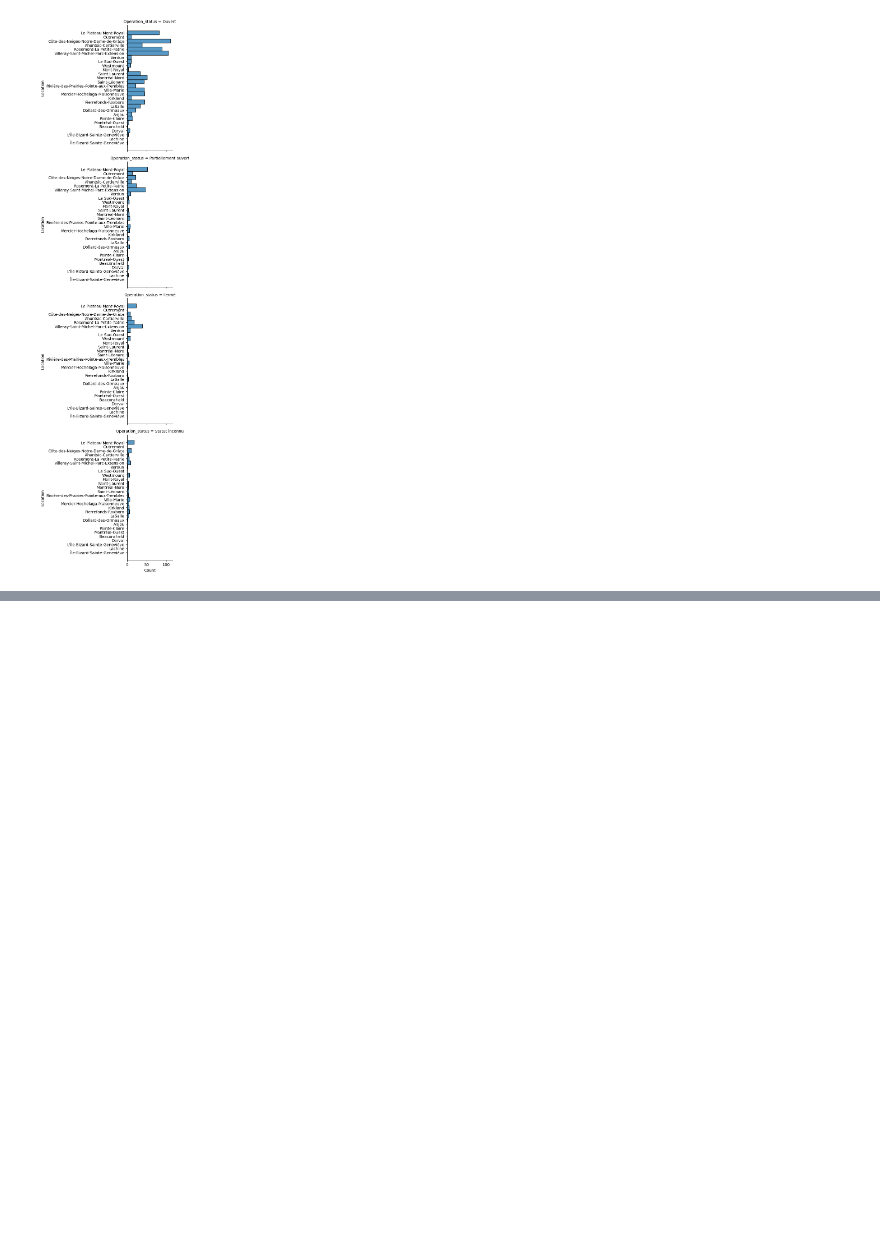
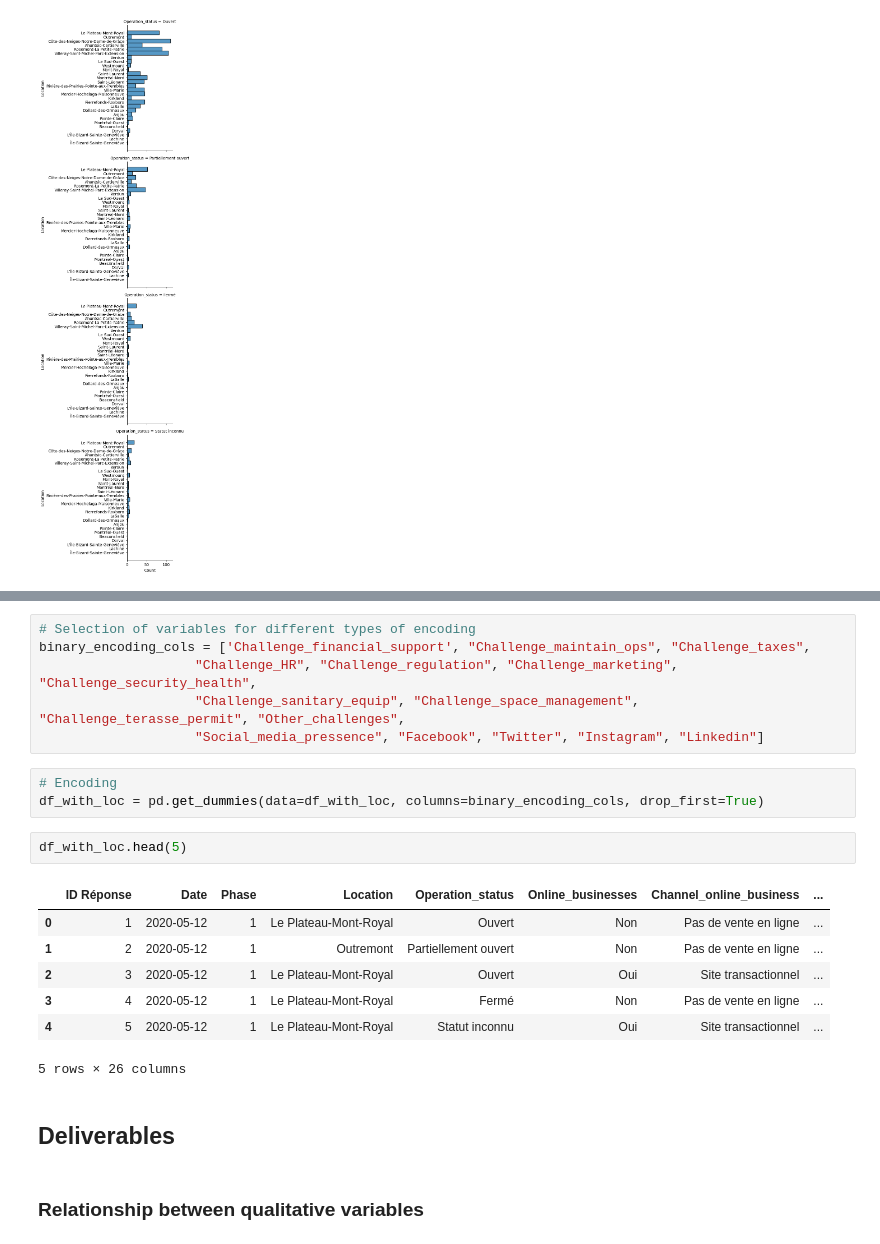
Before and after one commit to ngocmphan/survival_rate_montreal_businesses, a Jupyter notebook: survival_rate_montreal_businesses.ipynb, the cells around one changed output, grey strips where cells are left out. Saved outputs shown, nothing was run; the diff lists cells and outputs as text; blank space fills up the shorter version.

Commit message:
Added binary encoding

```diff
--- a/survival_rate_montreal_businesses.ipynb
+++ b/survival_rate_montreal_businesses.ipynb
@@ -213,0 +222,23 @@ Data transformation for qualitative variables
+# %%
+# Selection of variables for different types of encoding
+binary_encoding_cols = ['Challenge_financial_support', "Challenge_maintain_ops", "Challenge_taxes",
+                    "Challenge_HR", "Challenge_regulation", "Challenge_marketing", "Challenge_security_health",
+                    "Challenge_sanitary_equip", "Challenge_space_management", "Challenge_terasse_permit", "Other_challenges",
+                    "Social_media_pressence", "Facebook", "Twitter", "Instagram", "Linkedin"]
+# %%
+# Encoding
+df_with_loc = pd.get_dummies(data=df_with_loc, columns=binary_encoding_cols, drop_first=True)
+# %%
+df_with_loc.head(5)
+# %% [output]
+|  | ID Réponse | Date | Phase | Location | Operation_status | Online_businesses | Channel_online_business | ... |
+| 0 | 1 | 2020-05-12 | 1 | Le Plateau-Mont-Royal | Ouvert | Non | Pas de vente en ligne | ... |
+| 1 | 2 | 2020-05-12 | 1 | Outremont | Partiellement ouvert | Non | Pas de vente en ligne | ... |
+| 2 | 3 | 2020-05-12 | 1 | Le Plateau-Mont-Royal | Ouvert | Oui | Site transactionnel | ... |
+| 3 | 4 | 2020-05-12 | 1 | Le Plateau-Mont-Royal | Fermé | Non | Pas de vente en ligne | ... |
+| 4 | 5 | 2020-05-12 | 1 | Le Plateau-Mont-Royal | Statut inconnu | Oui | Site transactionnel | ... |
+5 rows × 26 columns
+# %% [markdown]
+## Deliverables
+# %% [markdown]
+### Relationship between qualitative variables
```
Also changed, not shown: parts of 16 cells of this notebook.
